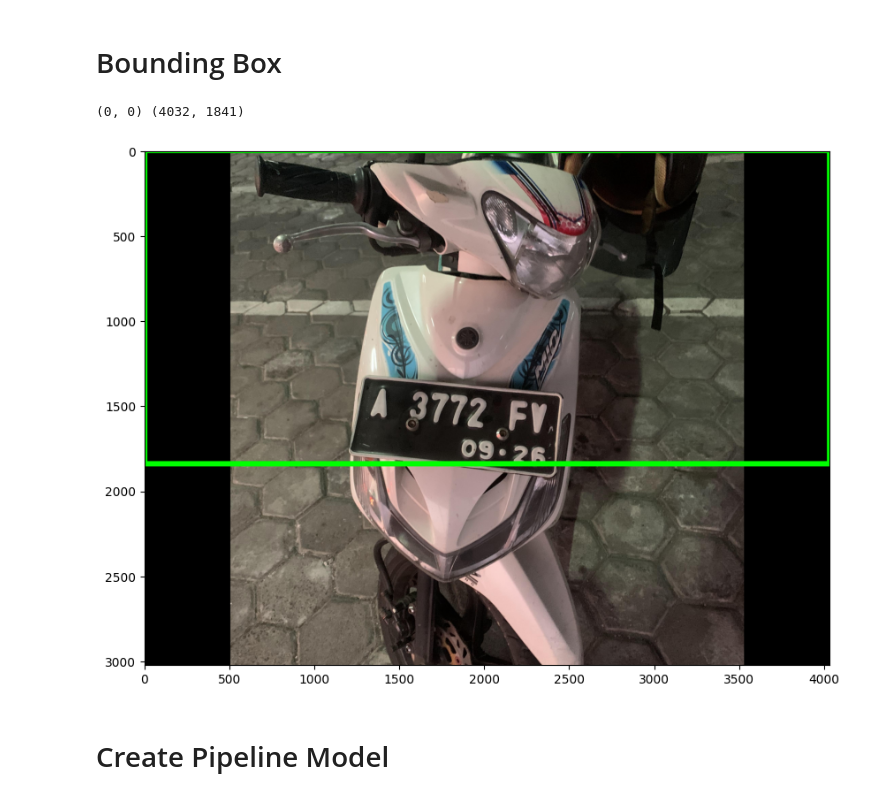
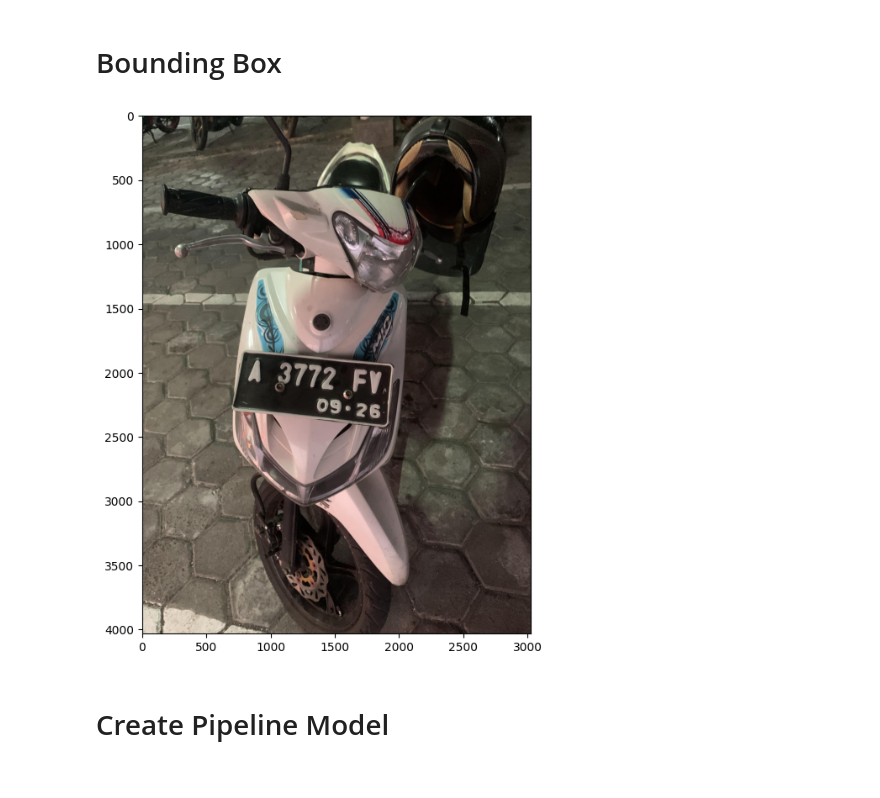
Before and after one commit to aqilwahid/Pengenal-Citra-Nomor-Kendaraan, a Jupyter notebook: Dataset/03_Make_Predictions.ipynb, the cells around one changed output. Drawn from its saved outputs; the diff is of its cells as text; code cells hidden in the pictures.

```diff
--- a/Dataset/03_Make_Predictions.ipynb
+++ b/Dataset/03_Make_Predictions.ipynb
@@ -31,6 +27,6 @@ WARNING:tensorflow:From c:\Users\Aqil Wahid\AppData\Local\Programs\Python\Python
 model loaded succesfuly
 # %%
-path = train_dir+'/K1_A3772FV.JPG'
+path = train_dir+ "K1_A3772FV.JPG"
 image = load_img(path) # PIL object
 image = np.array(image, dtype=np.uint8) # 8 bit array (0,255)
 image1 = load_img(path,target_size=(224,224))
@@ -46,7 +71,7 @@ Width of the image = 4032
 # %%
-# Image Rotation
-rotation_matrix = cv2.getRotationMatrix2D((w / 2, h / 2), -90, 1) # Mendapatkan matriks rotasi
-image = cv2.warpAffine(image, rotation_matrix, (w, h)) # Melakukan rotasi pada gambar
+# # Image Rotation
+# rotation_matrix = cv2.getRotationMatrix2D((w / 2, h / 2), -90, 1) # Mendapatkan matriks rotasi
+# image = cv2.warpAffine(image, rotation_matrix, (w, h)) # Melakukan rotasi pada gambar
 # %%
 plt.figure(figsize=(10,8))
 plt.imshow(image)
@@ -65,6 +90,8 @@ test_arr.shape
 # %%
 # make predictions
 coords = model.predict(test_arr)
-coords
+# Mengakses nilai prediksi sebenarnya dan mengonversi ke tipe data yang sesuai
+coords = coords[0, 0].astype(np.int32)
+print(coords)
 # %% [output]
 1/1 [==============================] - 4s 4s/step
@@ -73,8 +99,11 @@ array([[2.1756439e-15, 1.0000000e+00, 2.8030562e-11, 6.0903329e-01]],
 # %% [markdown]
 # Denormalize
 # %%
+# Konversi objek Image menjadi array NumPy
+image_np = np.array(image)
 # Denormalize the values
-denorm = np.array([w,w,h,h])
-coords = coords * denorm
-coords
+h, w, d = image_np.shape  # Ukuran gambar asli
+denorm = np.array([w, w, h, h])
+coords = coords * denorm  # Tidak perlu menggunakan indeks [0]
+print(coords)
 # %% [output]
@@ -88,18 +117,20 @@ array([[   0, 4032,    0, 1841]])
 # Bounding Box
 # %%
 # draw bounding on top the image
-xmin, xmax, ymin, ymax = coords[0]
-pt1 = (xmin,ymin)
-pt2 = (xmax,ymax)
-print(pt1, pt2)
-cv2.rectangle(image,pt1,pt2,(0,255,0),30)
+xmin, xmax, ymin, ymax = coords
+pt1 = (xmin, ymin)
+pt2 = (xmax, ymax)
 
-plt.figure(figsize=(10,8))
-plt.imshow(image)
+# Konversi objek PIL ke array NumPy
+image_np = np.array(image, dtype=np.uint8)
+
+cv2.rectangle(image_np, pt1, pt2, (0, 255, 0), 30)
+
+plt.figure(figsize=(10, 8))
+plt.imshow(image_np)
 plt.show()
 # %% [output]
-(0, 0) (4032, 1841)
-[figure, old version]
+[figure, new version]
 # %% [markdown]
 # Create Pipeline Model
 # %%
```
Also changed, not shown: parts of 16 cells of this notebook, 2 other files.
